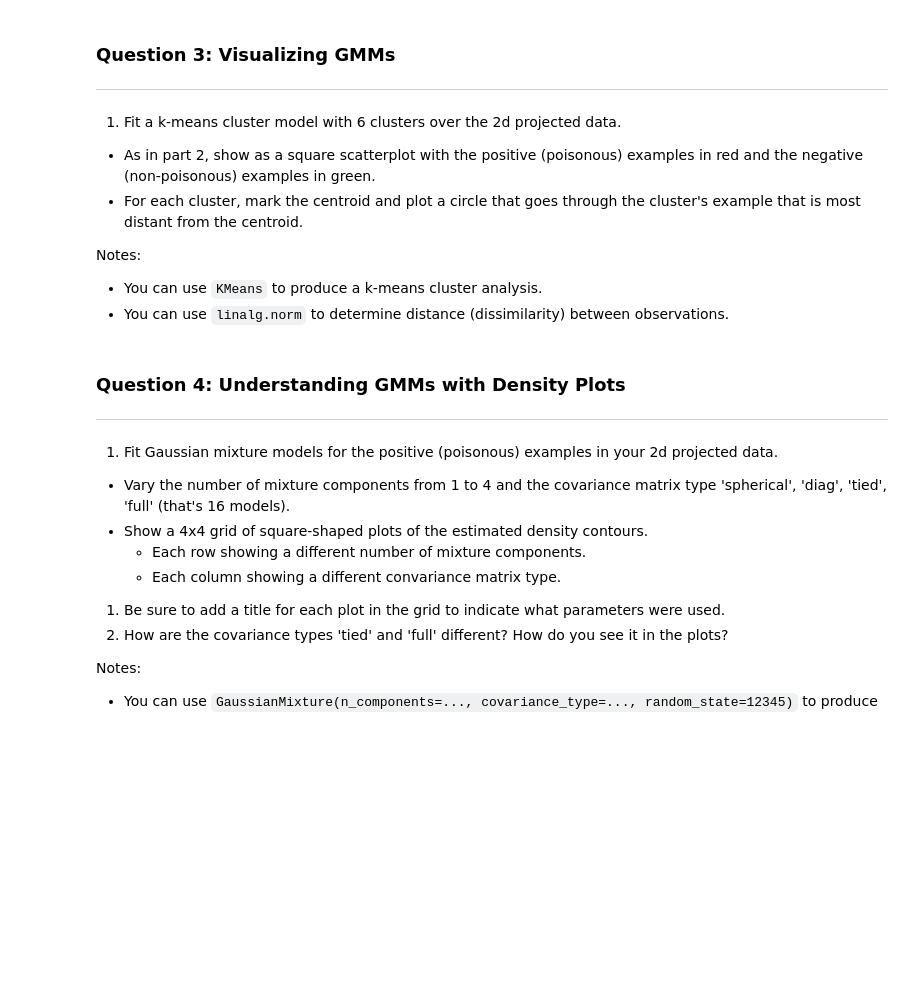
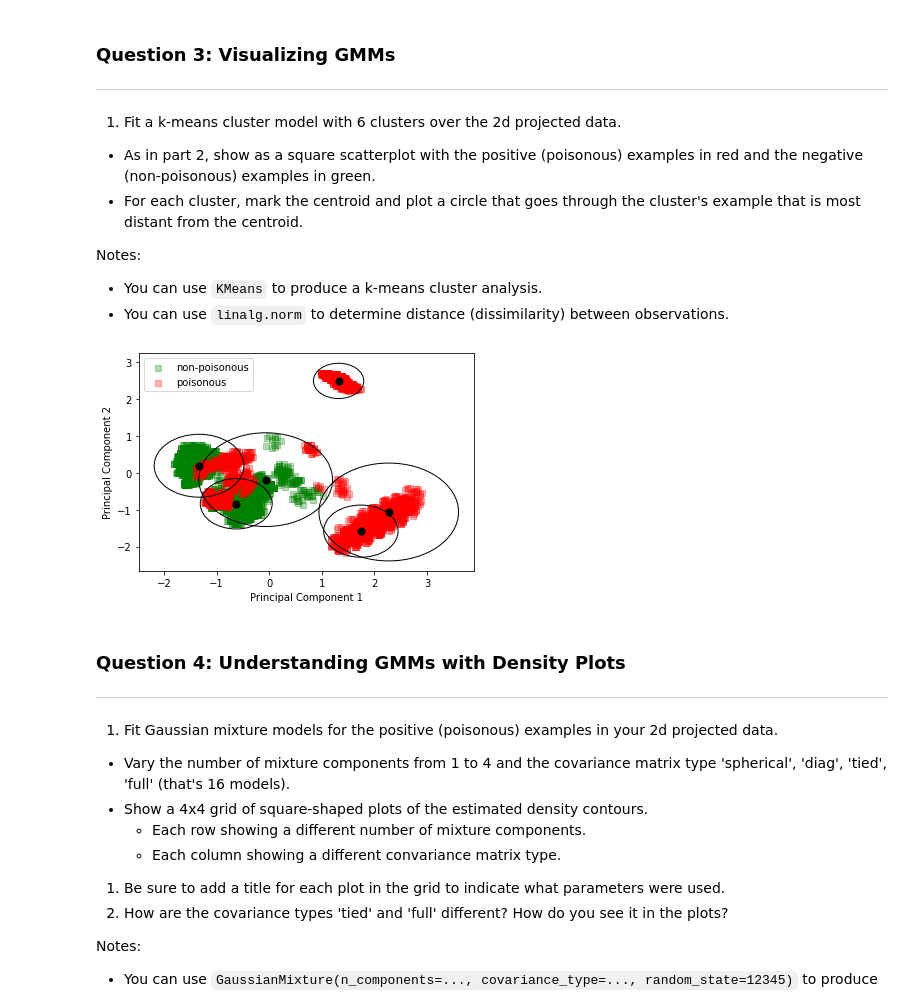
Before and after one commit to ssburgan/w207_coursework, a Jupyter notebook: Sybil_SantosBurgan_project4.ipynb, the cells around one changed output. Drawn from its saved outputs; the diff is of its cells as text; code cells hidden in the pictures; blank space fills up the shorter version.

```diff
--- a/Sybil_SantosBurgan_project4.ipynb
+++ b/Sybil_SantosBurgan_project4.ipynb
@@ -161,3 +155,48 @@ Q3()
+# %%
+def Q3():
+  ### STUDENT START ###
+    pca = PCA(n_components=2)
+    train_pca = pca.fit_transform(train_data)
+
+    test_pca = pca.transform(test_data)
+
+    kmeans = KMeans(n_clusters=6)
+    kmeans.fit(train_pca)
+
+    y_kmeans = kmeans.predict(train_pca)
+    centers = kmeans.cluster_centers_
+
+    fig, ax = plt.subplots()
+    #RED AND GREEN
+    scatter = ax.scatter(train_pca[train_labels == 0][:,0], train_pca[train_labels == 0][:,1], marker='s', color='g', label="non-poisonous", alpha=.3)
+    scatter = ax.scatter(train_pca[train_labels == 1][:,0], train_pca[train_labels == 1][:,1], marker='s', color='r', label="poisonous", alpha=.3)
+
+    #Colors for easy viewing of clusters
+#     ax.scatter(train_pca[y_kmeans==0, 0], train_pca[y_kmeans==0, 1], s=50, marker='s', c='red', label ='Cluster 1')
+#     ax.scatter(train_pca[y_kmeans==1, 0], train_pca[y_kmeans==1, 1], s=50, marker='s', c='blue', label ='Cluster 2')
+#     ax.scatter(train_pca[y_kmeans==2, 0], train_pca[y_kmeans==2, 1], s=50, marker='s', c='green', label ='Cluster 3')
+#     ax.scatter(train_pca[y_kmeans==3, 0], train_pca[y_kmeans==3, 1], s=50, marker='s', c='cyan', label ='Cluster 4')
+#     ax.scatter(train_pca[y_kmeans==4, 0], train_pca[y_kmeans==4, 1], s=50, marker='s', c='magenta', label ='Cluster 5')
+#     ax.scatter(train_pca[y_kmeans==5, 0], train_pca[y_kmeans==5, 1], s=50, marker='s', c='yellow', label ='Cluster 6')
+
+    ax.scatter(centers[:, 0], centers[:, 1], c='black', s=50, alpha=1);
+    radii = []
+    for j in range(len(centers)):
+        ar = train_pca[y_kmeans==j]-centers[j]
+        dist = [np.linalg.norm(val) for val in ar]
+        radii.append(np.max(dist))
+        circ = plt.Circle((centers[j][0] , centers[j][1]) , np.max(dist), fill = False)
+        ax.add_patch(circ)
+
+    #print(radii)
+    ax.set_xlabel('Principal Component 1')
+    ax.set_ylabel('Principal Component 2')
+    ax.legend()
+  ### STUDENT END ###
+
+Q3()
+# %% [output]
+[figure, added]
 # %% [markdown]
 ### Question 4: Understanding GMMs with Density Plots
 ---
```
Also changed, not shown: parts of 1 cell of this notebook.
